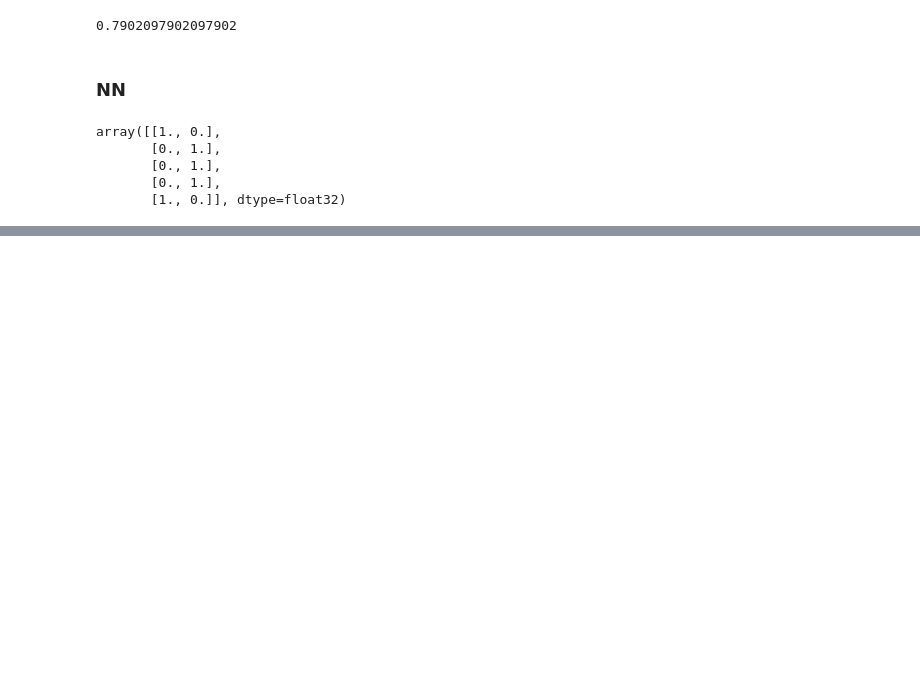
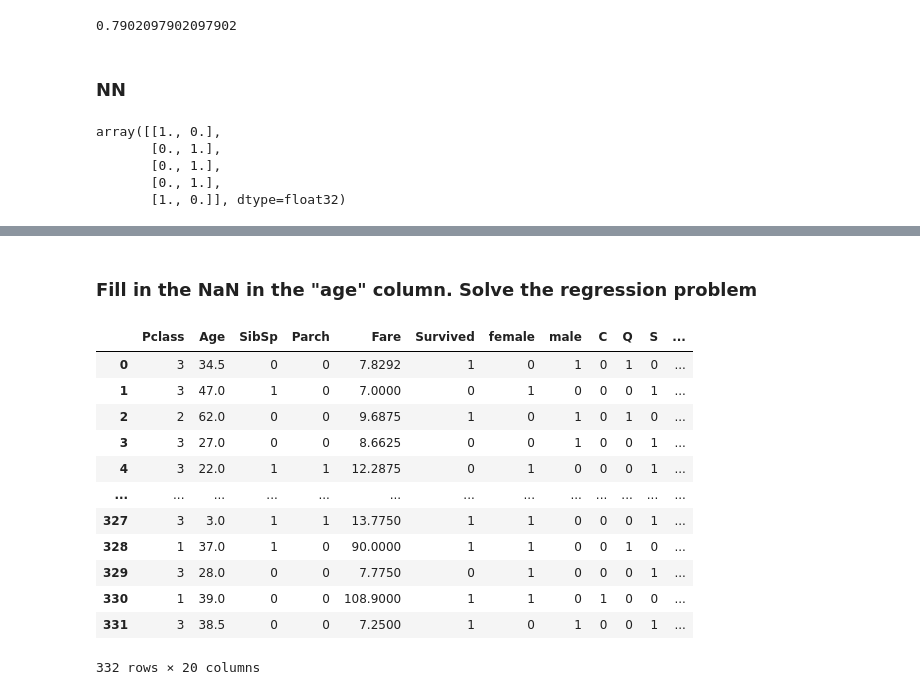
Before and after one commit to ChingisBadmaev/Data-science, a Jupyter notebook: Titanic/Titanic.ipynb, the cells around one changed output, grey strips where cells are left out. Cells and saved outputs as stored; diff of their text form; code cells hidden in the pictures; blank space fills up the shorter version.

```diff
--- a/Titanic/Titanic.ipynb
+++ b/Titanic/Titanic.ipynb
@@ -573,0 +694,20 @@ NN, accuracy: 0.7762237787246704
+# %% [markdown]
+### Fill in the NaN in the "age" column. Solve the regression problem
+# %%
+# delete lines, where age is NaN
+data_control_test_age = data_control_test.dropna(axis=0, how='any', subset=['Age']).reset_index().drop('PassengerId', axis=1)
+data_control_test_age
+# %% [output]
+|  | Pclass | Age | SibSp | Parch | Fare | Survived | female | male | C | Q | S | ... |
+| 0 | 3 | 34.5 | 0 | 0 | 7.8292 | 1 | 0 | 1 | 0 | 1 | 0 | ... |
+| 1 | 3 | 47.0 | 1 | 0 | 7.0000 | 0 | 1 | 0 | 0 | 0 | 1 | ... |
+| 2 | 2 | 62.0 | 0 | 0 | 9.6875 | 1 | 0 | 1 | 0 | 1 | 0 | ... |
+| 3 | 3 | 27.0 | 0 | 0 | 8.6625 | 0 | 0 | 1 | 0 | 0 | 1 | ... |
+| 4 | 3 | 22.0 | 1 | 1 | 12.2875 | 0 | 1 | 0 | 0 | 0 | 1 | ... |
+| ... | ... | ... | ... | ... | ... | ... | ... | ... | ... | ... | ... | ... |
+| 327 | 3 | 3.0 | 1 | 1 | 13.7750 | 1 | 1 | 0 | 0 | 0 | 1 | ... |
+| 328 | 1 | 37.0 | 1 | 0 | 90.0000 | 1 | 1 | 0 | 0 | 1 | 0 | ... |
+| 329 | 3 | 28.0 | 0 | 0 | 7.7750 | 0 | 1 | 0 | 0 | 0 | 1 | ... |
+| 330 | 1 | 39.0 | 0 | 0 | 108.9000 | 1 | 1 | 0 | 1 | 0 | 0 | ... |
+| 331 | 3 | 38.5 | 0 | 0 | 7.2500 | 1 | 0 | 1 | 0 | 0 | 1 | ... |
+332 rows × 20 columns
```
Also changed, not shown: parts of 38 cells of this notebook, 2 other files.
